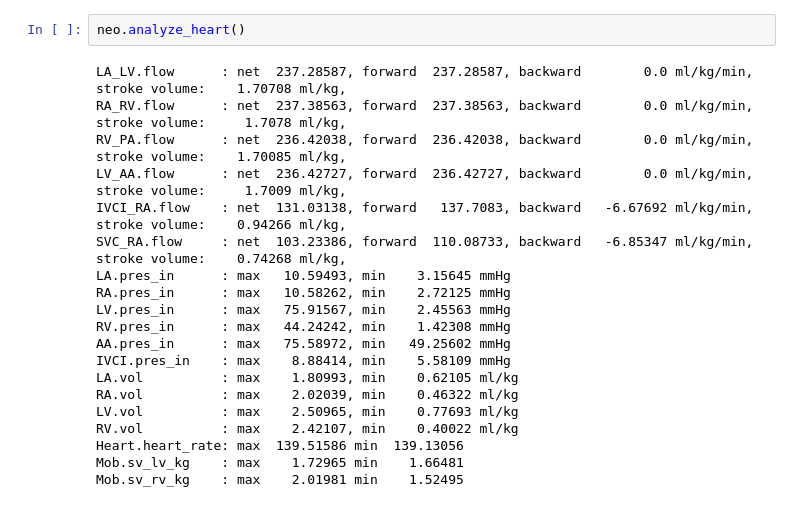
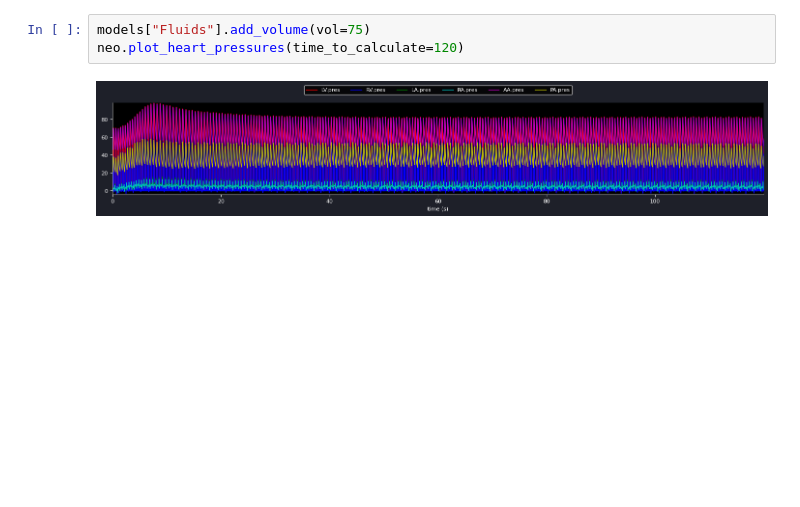
Before and after one commit to Dobutamine/explain-python, a Jupyter notebook: ans.ipynb, the cells around one changed output. Saved outputs shown, nothing was run; the diff lists cells and outputs as text; blank space fills up the shorter version.

```diff
--- a/ans.ipynb
+++ b/ans.ipynb
@@ -65,22 +96,5 @@ IVCI.pres_in    : max    8.88038, min    5.58911 mmHg
-# %%
-neo.analyze_heart()
-# %% [output]
-LA_LV.flow      : net  237.28587, forward  237.28587, backward        0.0 ml/kg/min, stroke volume:    1.70708 ml/kg,
-RA_RV.flow      : net  237.38563, forward  237.38563, backward        0.0 ml/kg/min, stroke volume:     1.7078 ml/kg,
-RV_PA.flow      : net  236.42038, forward  236.42038, backward        0.0 ml/kg/min, stroke volume:    1.70085 ml/kg,
-LV_AA.flow      : net  236.42727, forward  236.42727, backward        0.0 ml/kg/min, stroke volume:     1.7009 ml/kg,
-IVCI_RA.flow    : net  131.03138, forward   137.7083, backward   -6.67692 ml/kg/min, stroke volume:    0.94266 ml/kg,
-SVC_RA.flow     : net  103.23386, forward  110.08733, backward   -6.85347 ml/kg/min, stroke volume:    0.74268 ml/kg,
-LA.pres_in      : max   10.59493, min    3.15645 mmHg
-RA.pres_in      : max   10.58262, min    2.72125 mmHg
-LV.pres_in      : max   75.91567, min    2.45563 mmHg
-RV.pres_in      : max   44.24242, min    1.42308 mmHg
-AA.pres_in      : max   75.58972, min   49.25602 mmHg
-IVCI.pres_in    : max    8.88414, min    5.58109 mmHg
-LA.vol          : max    1.80993, min    0.62105 ml/kg
-RA.vol          : max    2.02039, min    0.46322 ml/kg
-LV.vol          : max    2.50965, min    0.77693 ml/kg
-RV.vol          : max    2.42107, min    0.40022 ml/kg
-Heart.heart_rate: max  139.51586 min  139.13056
-Mob.sv_lv_kg    : max    1.72965 min    1.66481
-Mob.sv_rv_kg    : max    2.01981 min    1.52495
+# %%
+models["Fluids"].add_volume(vol=75)
+neo.plot_heart_pressures(time_to_calculate=120)
+# %% [output]
+[figure, added]
```
Also changed, not shown: parts of 5 cells of this notebook, 5 other files.
